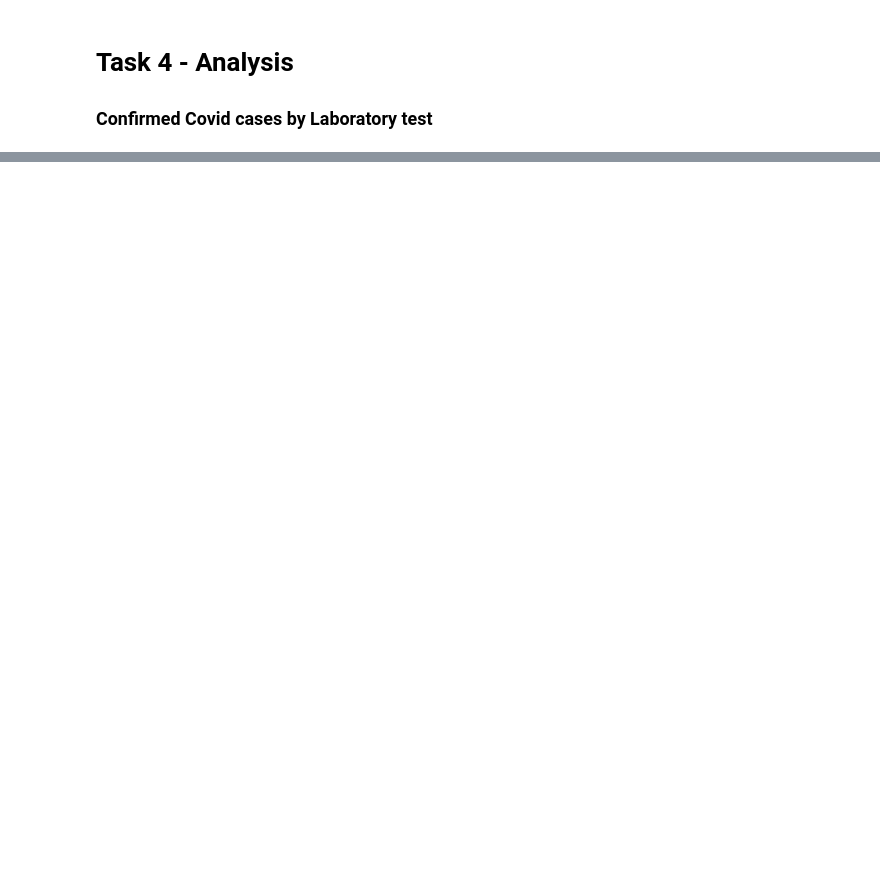
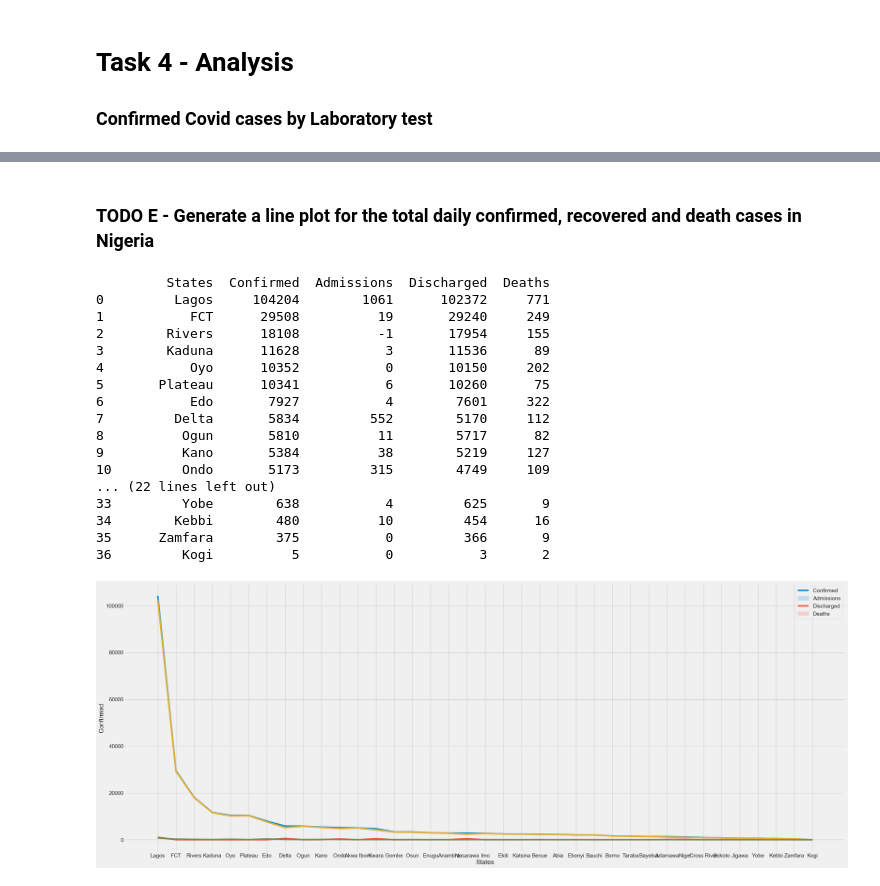
Before and after one commit to bizzy2/ustacky-learn, a Jupyter notebook: Course Project 2/Course Project 2 v2.ipynb, the cells around one changed output, grey strips where cells are left out. Drawn from its saved outputs; the diff is of its cells as text; code cells hidden in the pictures; blank space fills up the shorter version.

```diff
--- a/Course Project 2/Course Project 2 v2.ipynb
+++ b/Course Project 2/Course Project 2 v2.ipynb
@@ -274,0 +477,29 @@ None
+# %% [markdown]
+### TODO E - Generate a line plot for the total daily confirmed, recovered and death cases in Nigeria
+# %%
+plt.figure(figsize=(30, 12))
+sns.lineplot(x='States', y='Confirmed', data=NigCovid)
+sns.lineplot(x='States', y='Admissions', data=NigCovid)
+sns.lineplot(x='States', y='Discharged', data=NigCovid)
+sns.lineplot(x='States', y='Deaths', data=NigCovid)
+plt.legend(['Confirmed', 'Admissions', 'Discharged', 'Deaths'])
+plt.show()
+# %% [output]
+         States  Confirmed  Admissions  Discharged  Deaths
+0         Lagos     104204        1061      102372     771
+1           FCT      29508          19       29240     249
+2        Rivers      18108          -1       17954     155
+3        Kaduna      11628           3       11536      89
+4           Oyo      10352           0       10150     202
+5       Plateau      10341           6       10260      75
+6           Edo       7927           4        7601     322
+7         Delta       5834         552        5170     112
+8          Ogun       5810          11        5717      82
+9          Kano       5384          38        5219     127
+10         Ondo       5173         315        4749     109
+... (22 lines left out)
+33         Yobe        638           4         625       9
+34        Kebbi        480          10         454      16
+35      Zamfara        375           0         366       9
+36         Kogi          5           0           3       2
+[figure, added]
```
Also changed, not shown: parts of 90 cells of this notebook.
